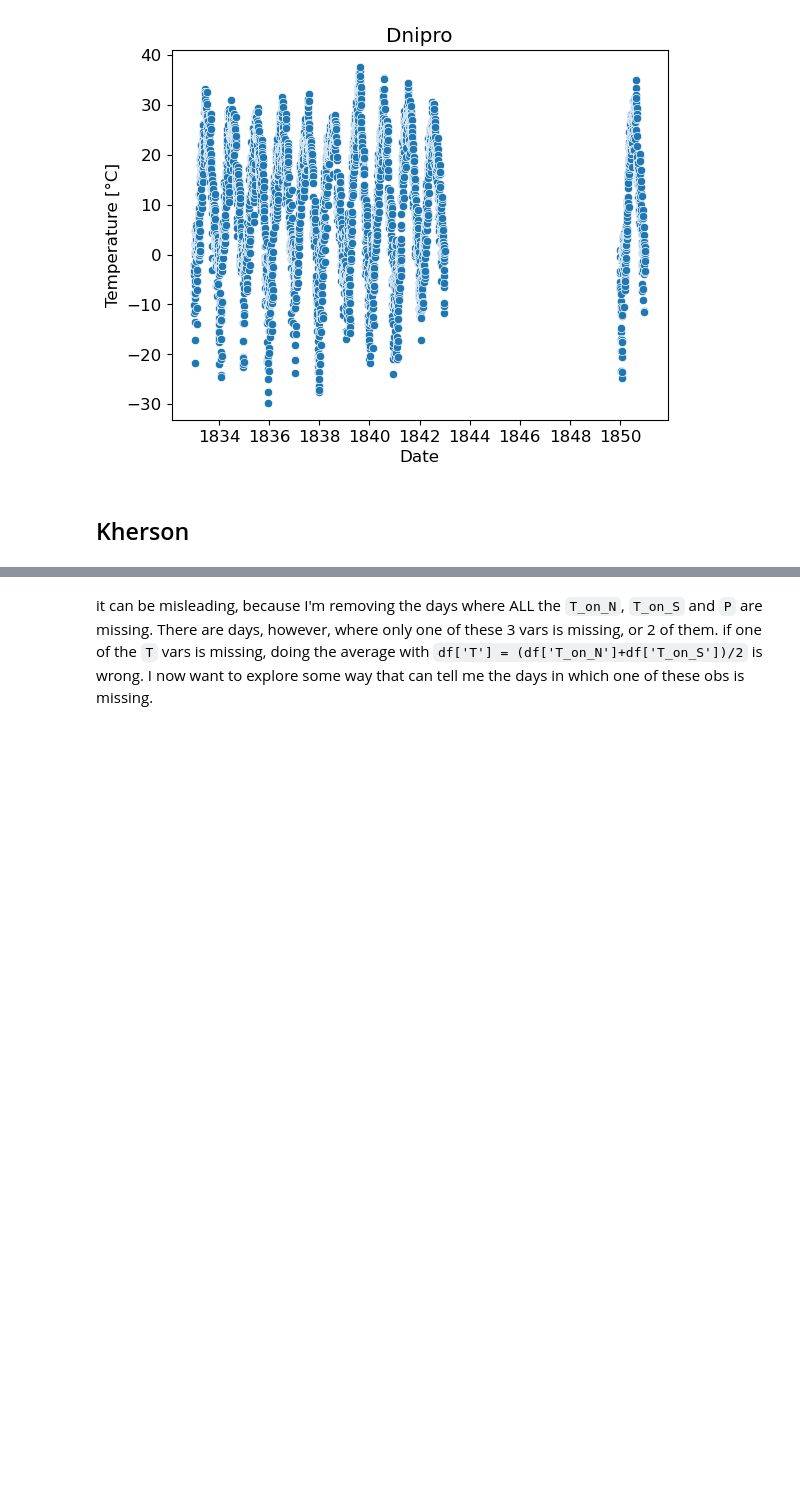
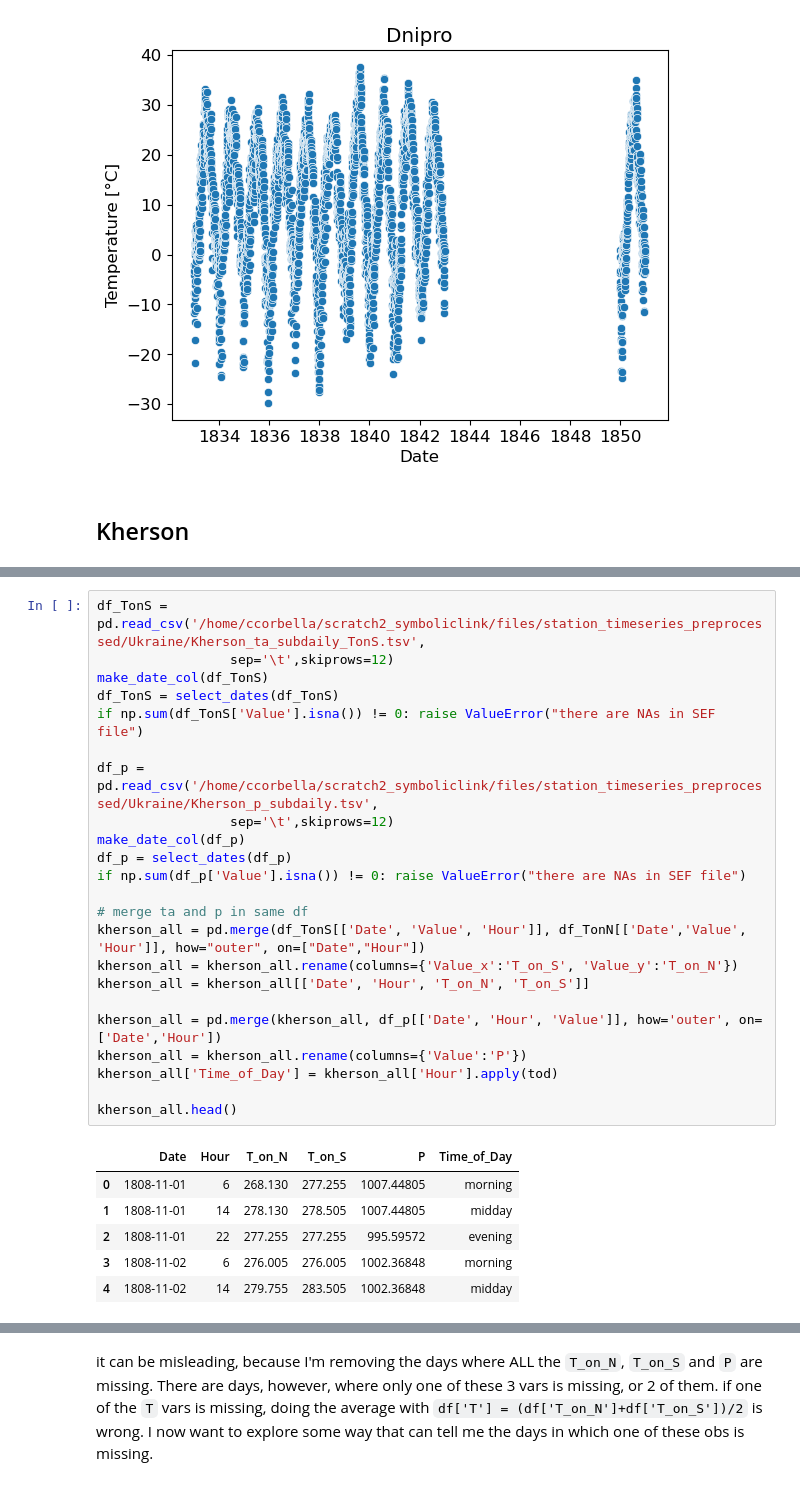
Before and after one commit to carlotatrx/dataprep, a Jupyter notebook: dataprep_ukraine.ipynb, the cells around one changed output, grey strips where cells are left out. Drawn from its saved outputs; the diff is of its cells as text; blank space fills up the shorter version.

```diff
--- a/dataprep_ukraine.ipynb
+++ b/dataprep_ukraine.ipynb
@@ -120,3 +120,33 @@ Text(0, 0.5, 'Temperature [K]')
+# %%
+df_TonS = pd.read_csv('/home/ccorbella/scratch2_symboliclink/files/station_timeseries_preprocessed/Ukraine/Kherson_ta_subdaily_TonS.tsv',
+                 sep='\t',skiprows=12)
+make_date_col(df_TonS)
+df_TonS = select_dates(df_TonS)
+if np.sum(df_TonS['Value'].isna()) != 0: raise ValueError("there are NAs in SEF file")
+
+df_p = pd.read_csv('/home/ccorbella/scratch2_symboliclink/files/station_timeseries_preprocessed/Ukraine/Kherson_p_subdaily.tsv',
+                 sep='\t',skiprows=12)
+make_date_col(df_p)
+df_p = select_dates(df_p)
+if np.sum(df_p['Value'].isna()) != 0: raise ValueError("there are NAs in SEF file")
+
+# merge ta and p in same df
+kherson_all = pd.merge(df_TonS[['Date', 'Value', 'Hour']], df_TonN[['Date','Value', 'Hour']], how="outer", on=["Date","Hour"])
+kherson_all = kherson_all.rename(columns={'Value_x':'T_on_S', 'Value_y':'T_on_N'})
+kherson_all = kherson_all[['Date', 'Hour', 'T_on_N', 'T_on_S']]
+
+kherson_all = pd.merge(kherson_all, df_p[['Date', 'Hour', 'Value']], how='outer', on=['Date','Hour'])
+kherson_all = kherson_all.rename(columns={'Value':'P'})
+kherson_all['Time_of_Day'] = kherson_all['Hour'].apply(tod)
+
+kherson_all.head()
+# %% [output]
+|  | Date | Hour | T_on_N | T_on_S | P | Time_of_Day |
+| 0 | 1808-11-01 | 6 | 268.130 | 277.255 | 1007.44805 | morning |
+| 1 | 1808-11-01 | 14 | 278.130 | 278.505 | 1007.44805 | midday |
+| 2 | 1808-11-01 | 22 | 277.255 | 277.255 | 995.59572 | evening |
+| 3 | 1808-11-02 | 6 | 276.005 | 276.005 | 1002.36848 | morning |
+| 4 | 1808-11-02 | 14 | 279.755 | 283.505 | 1002.36848 | midday |
 # %%
 colors = {"T_on_N": "darkblue", "T_on_S": "lightblue", "P": "orange"}
 
```
Also changed, not shown: parts of 10 cells of this notebook.
